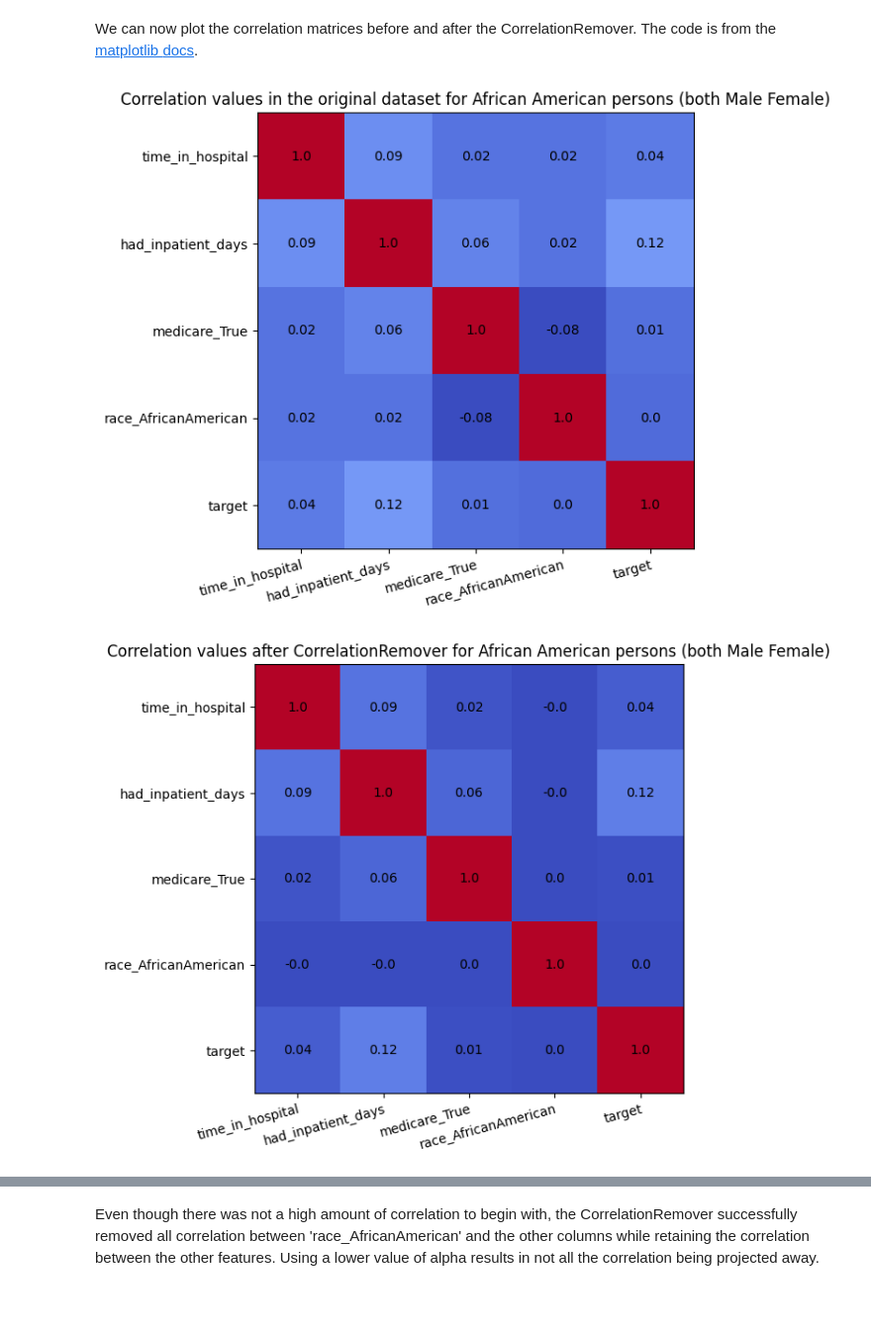
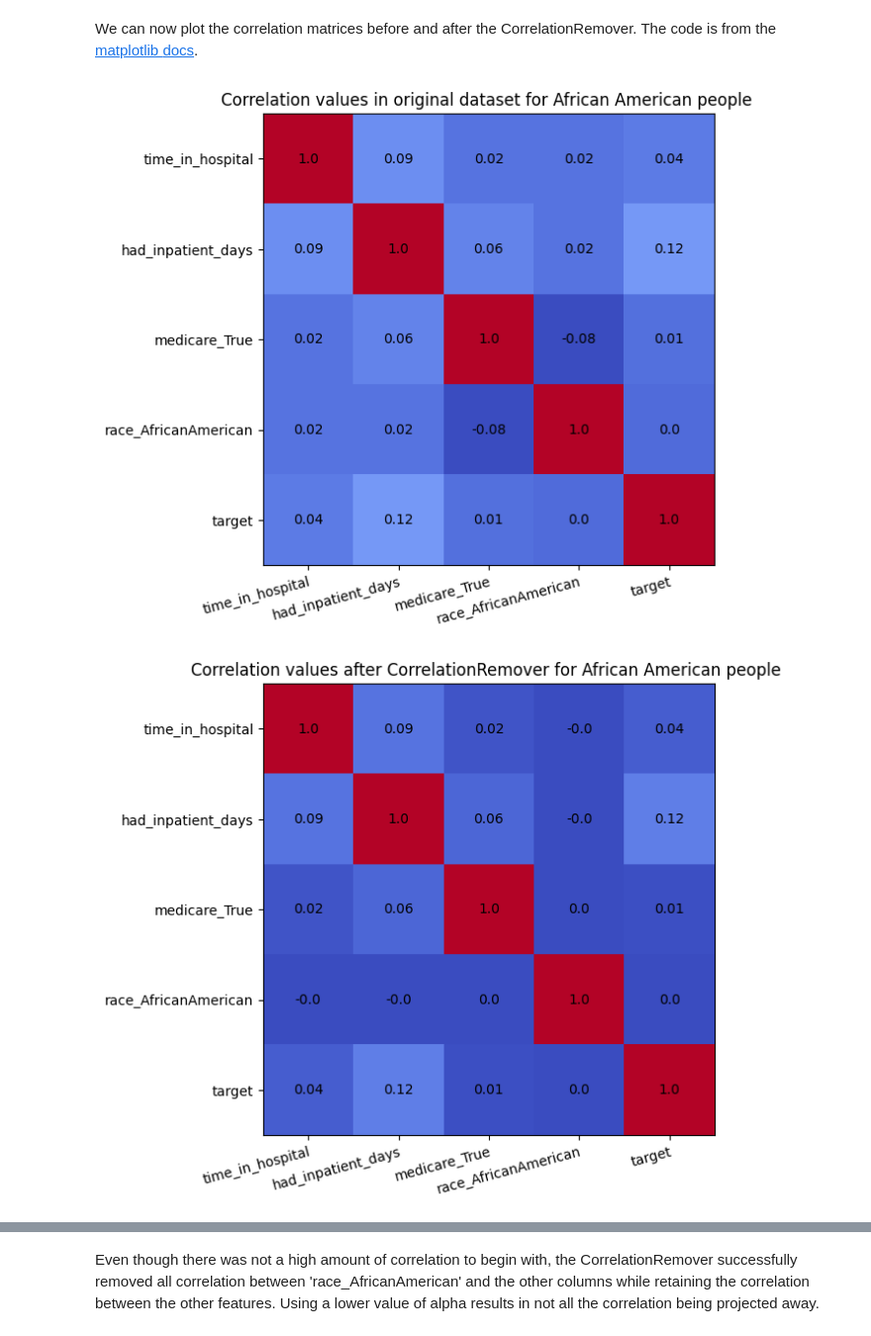
Before and after one commit to nicolacalzone/FairLearn_Sample, a Jupyter notebook: plot_correlationremover_before_after_checkpoint.ipynb, the cells around one changed output, grey strips where cells are left out. Shown at 99% size. Drawn from its saved outputs; the diff is of its cells as text; code cells hidden in the pictures; blank space fills up the shorter version.

```diff
--- a/plot_correlationremover_before_after_checkpoint.ipynb
+++ b/plot_correlationremover_before_after_checkpoint.ipynb
@@ -146,6 +146,10 @@ We are now going to fit the CorrelationRemover to the data, and
 transform it. The transformed array will be placed back in a Pandas
 DataFrame, for plotting purposes.
 # %%
+###############
+
+## African American people
+
 cr = CorrelationRemover(sensitive_feature_ids=["race_AfricanAmerican"])
 X_cr = cr.fit_transform(X_raw)
 X_cr = pd.DataFrame(
@@ -160,12 +164,24 @@ X_cr_alpha = pd.DataFrame(
 )
 X_cr_alpha["race_AfricanAmerican"] = X_raw["race_AfricanAmerican"]
 
+###############
+
+## Caucasian people
+
 cr1 = CorrelationRemover(sensitive_feature_ids=["race_Caucasian"], alpha=0)
 X_cr1 = cr1.fit_transform(X_raw1)
 X_cr1 = pd.DataFrame(
     X_cr1, columns=["time_in_hospital", "had_inpatient_days_True", "medicare_True"]
 )
 X_cr1["race_Caucasian"] = X_raw1["race_Caucasian"]
+
+
+cr0 = CorrelationRemover(sensitive_feature_ids=["race_Caucasian"], alpha=1)
+X_cr0 = cr0.fit_transform(X_raw1)
+X_cr0 = pd.DataFrame(
+    X_cr0, columns=["time_in_hospital", "had_inpatient_days_True", "medicare_True"]
+)
+X_cr0["race_Caucasian"] = X_raw1["race_Caucasian"]
 # %% [markdown]
 We can now plot the correlation matrices before and after the
 CorrelationRemover. The code is from the [matplotlib
@@ -175,36 +191,36 @@ def plot_heatmap(df, title):
     df["target"] = y
     df = df.rename(columns={"had_inpatient_days_True": "had_inpatient_days"})
     cols = list(df.columns)
 
     fig, ax = plt.subplots(figsize=(8, 6))
     ax.imshow(round(df.corr(), 2), cmap="coolwarm")
 
     # Show all ticks and label them with the respective list entries
     ax.set_xticks(np.arange(len(cols)), labels=cols)
     ax.set_yticks(np.arange(len(cols)), labels=cols)
 
     # Rotate the tick labels and set their alignment.
     plt.setp(ax.get_xticklabels(), rotation=15, ha="right", rotation_mode="anchor")
 
     # Loop over data dimensions and create text annotations.
     for i in range(len(cols)):
         for j in range(len(cols)):
             ax.text(
                 j,
                 i,
                 round(df.corr().to_numpy()[i, j], 2),
                 ha="center",
                 va="center",
             )
 
     ax.set_title(f"{title}")
     plt.show()
 
 
-plot_heatmap(X_raw, "Correlation values in the original dataset for African American persons (both Male Female)")
-plot_heatmap(X_cr, "Correlation values after CorrelationRemover for African American persons (both Male Female)")
-plot_heatmap(X_cr_alpha, "Correlation values after CorrelationRemover with alpha = 0.5 for African American persons (both Male Female)")
-plot_heatmap(X_cr1, "Correlation values after CorrelationRemover for Caucasian persons (both Male Female)")
+plot_heatmap(X_raw, "Correlation values in original dataset for African American people ")
+plot_heatmap(X_cr, "Correlation values after CorrelationRemover for African American people ")
+plot_heatmap(X_cr1, "Correlation values in original dataset for Caucasian people")
+plot_heatmap(X_cr0, "Correlation values after CorrelationRemover for Caucasian people")
 # %% [output]
-[figure, old version]
+[figure, new version]
-[figure, old version]
+[figure, new version]
```
Also changed, not shown: parts of 4 cells of this notebook.
